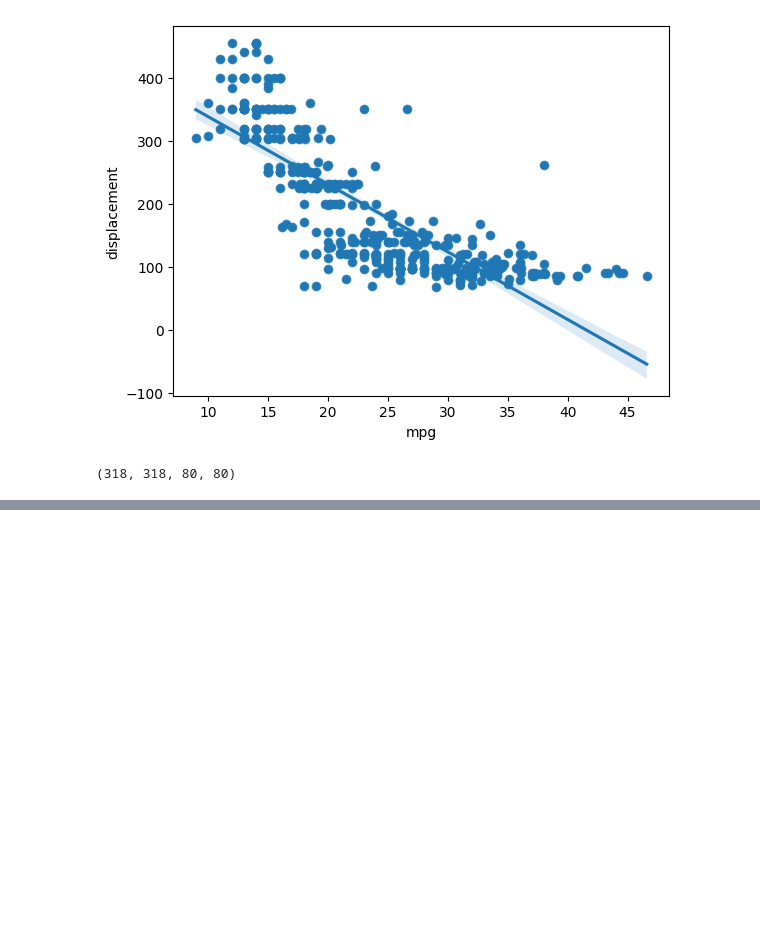
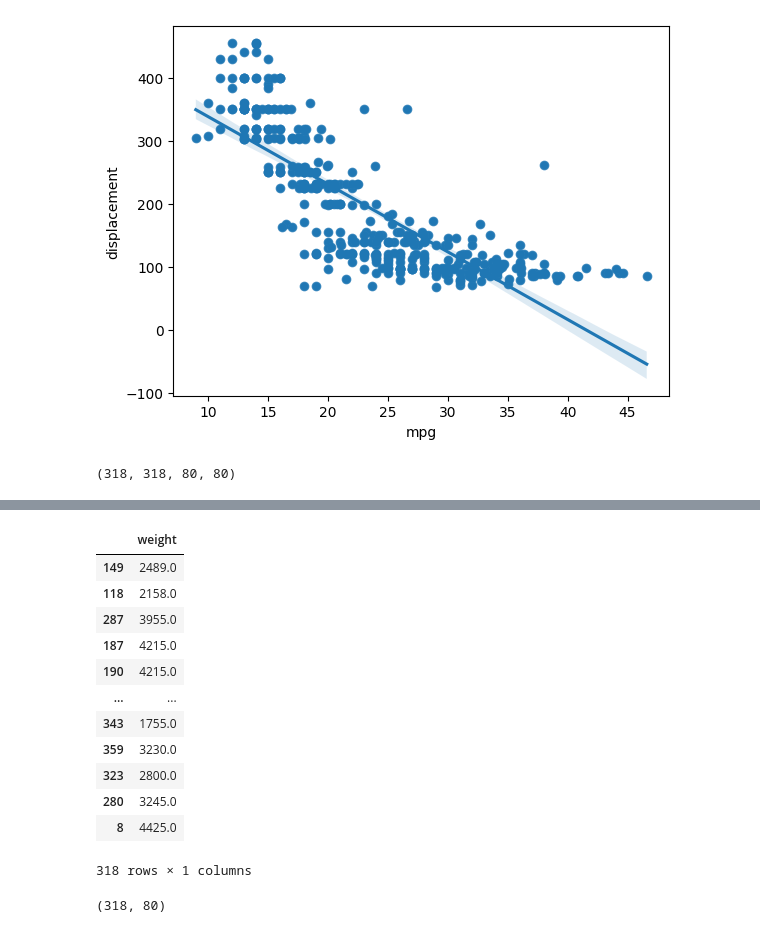
Before and after one commit to pia222sk20/python, a Jupyter notebook: pandas-data-analysis/part7/7.1_simple_linear_regression.ipynb, the cells around one changed output, grey strips where cells are left out. Cells and saved outputs as stored; diff of their text form; code cells hidden in the pictures; blank space fills up the shorter version.

```diff
--- a/pandas-data-analysis/part7/7.1_simple_linear_regression.ipynb
+++ b/pandas-data-analysis/part7/7.1_simple_linear_regression.ipynb
@@ -447,0 +448,16 @@ lr.score(x_test[['weight']],y_test)
+# %%
+x_train[['weight']]
+# %% [output]
+|  | weight |
+| 149 | 2489.0 |
+| 118 | 2158.0 |
+| 287 | 3955.0 |
+| 187 | 4215.0 |
+| 190 | 4215.0 |
+| ... | ... |
+| 343 | 1755.0 |
+| 359 | 3230.0 |
+| 323 | 2800.0 |
+| 280 | 3245.0 |
+| 8 | 4425.0 |
+318 rows × 1 columns
@@ -447,0 +470,8 @@ lr.score(x_test[['weight']],y_test)
+# %%
+from sklearn.preprocessing import StandardScaler
+sds = StandardScaler()
+x_scaled_train = sds.fit_transform(x_train[['weight']])
+x_scaled_test = sds.transform(x_test[['weight']])
+len(x_scaled_train),len(x_scaled_test)
+# %% [output]
+(318, 80)
```
Also changed, not shown: parts of 6 cells of this notebook.
